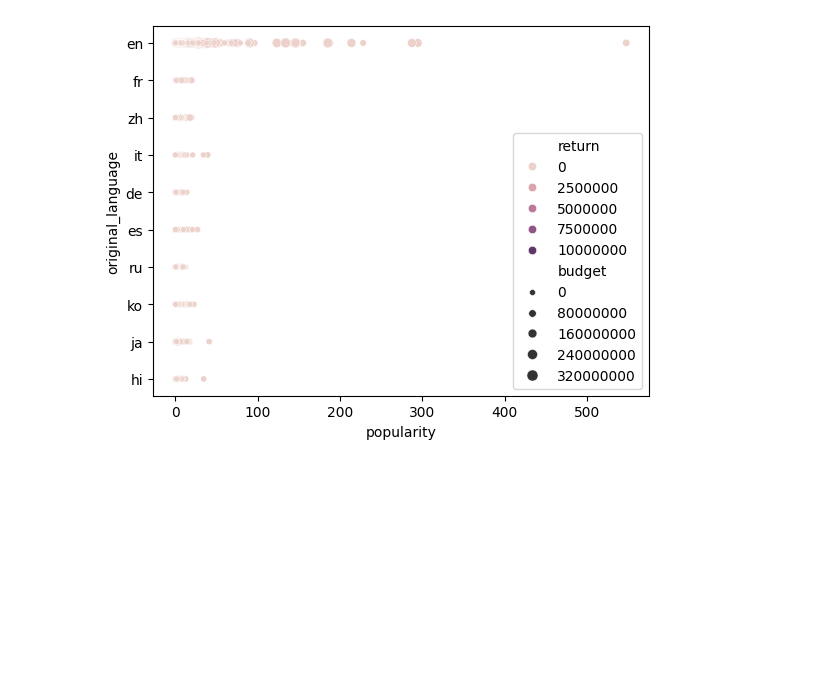
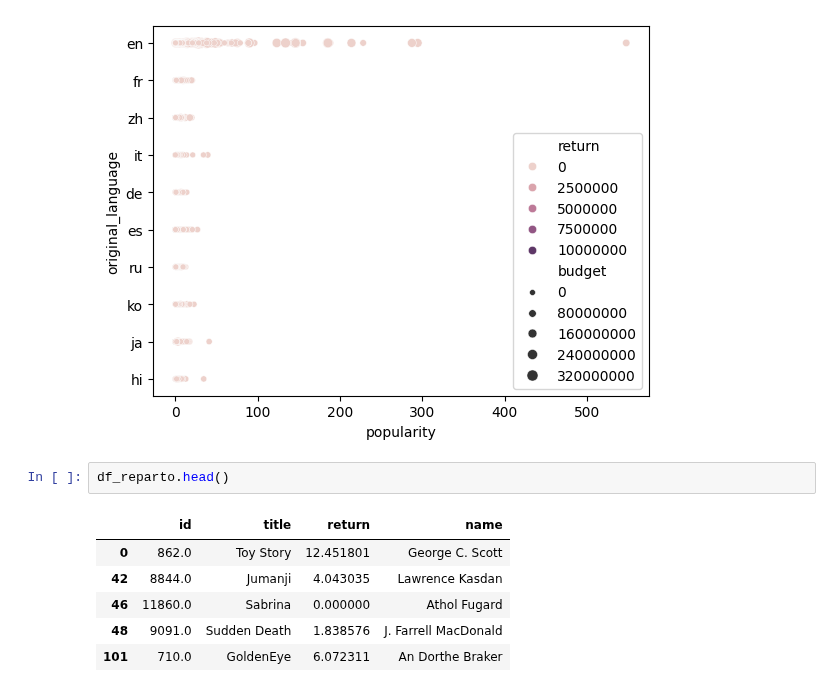
Before and after one commit to JuliaGastellu/MVP_recomendacion_recomendacion, a Jupyter notebook: proyecto/notebooks/EDA_PI01.ipynb, the cells around one changed output. Drawn from its saved outputs; the diff is of its cells as text; blank space fills up the shorter version.

```diff
--- a/proyecto/notebooks/EDA_PI01.ipynb
+++ b/proyecto/notebooks/EDA_PI01.ipynb
@@ -373,3 +371,12 @@ sns.scatterplot(data=df_peliculas, x="popularity", y="original_language", hue="r
 plt.show()
 # %% [output]
 [figure]
+# %%
+df_reparto.head()
+# %% [output]
+|  | id | title | return | name |
+| 0 | 862.0 | Toy Story | 12.451801 | George C. Scott |
+| 42 | 8844.0 | Jumanji | 4.043035 | Lawrence Kasdan |
+| 46 | 11860.0 | Sabrina | 0.000000 | Athol Fugard |
+| 48 | 9091.0 | Sudden Death | 1.838576 | J. Farrell MacDonald |
+| 101 | 710.0 | GoldenEye | 6.072311 | An Dorthe Braker |
```
Also changed, not shown: parts of 3 cells of this notebook, 4 other files.
